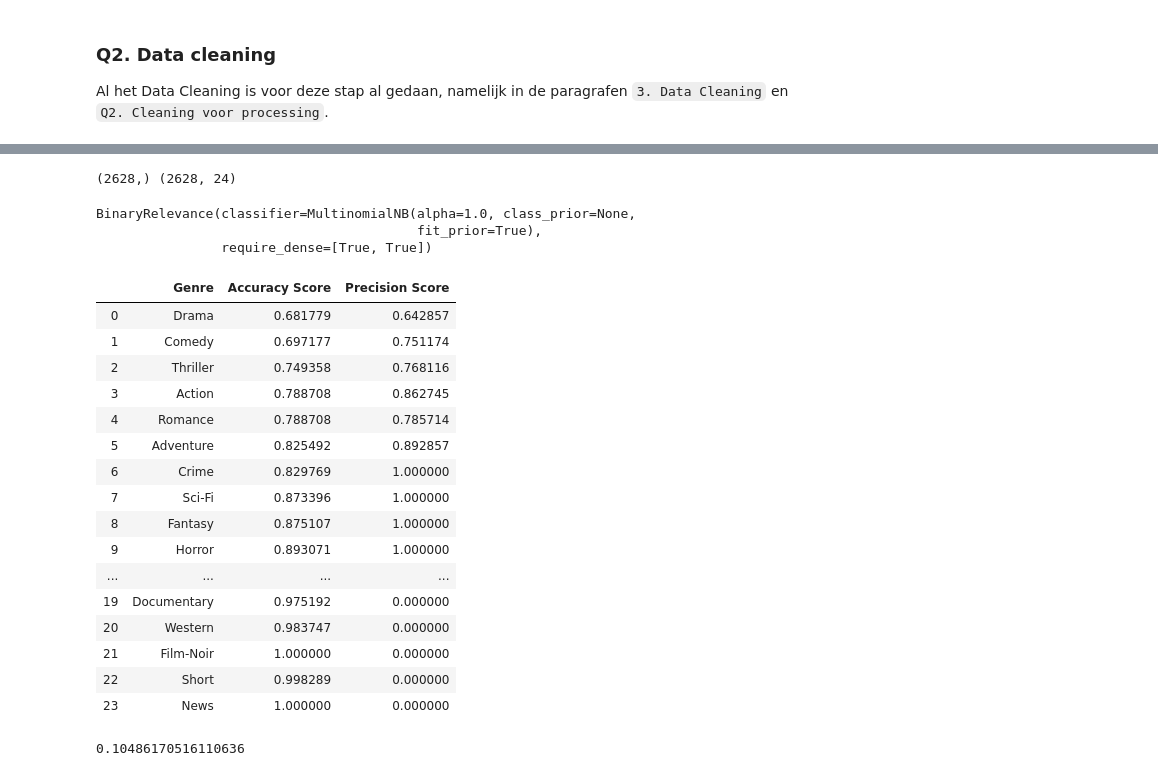
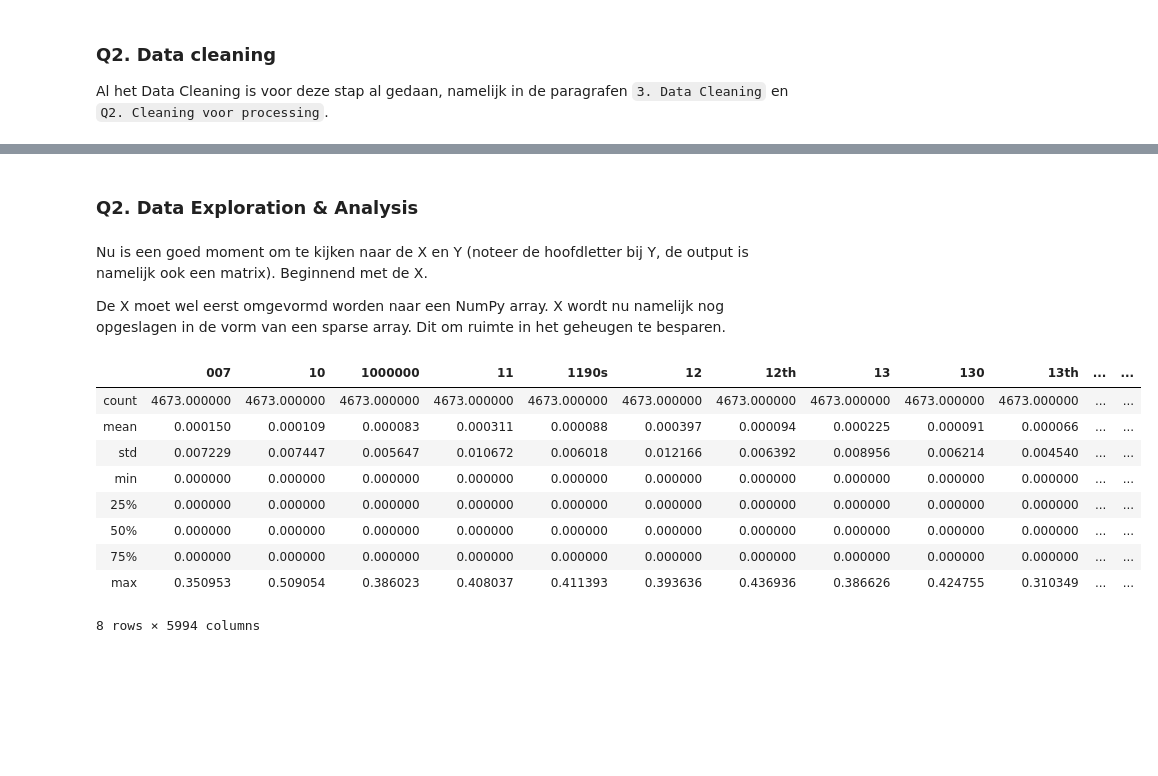
Before and after one commit to Casper-Smet/movie-revenue-predictions, a Jupyter notebook: individual_questions/Q2/plot-keywords.ipynb, the cells around one changed output, grey strips where cells are left out. Saved outputs shown, nothing was run; the diff lists cells and outputs as text; code cells hidden in the pictures; blank space fills up the shorter version.

```diff
--- a/individual_questions/Q2/plot-keywords.ipynb
+++ b/individual_questions/Q2/plot-keywords.ipynb
@@ -375,22 +266,0 @@ dtype: object
-# %%
-from skmultilearn.problem_transform import BinaryRelevance
-from sklearn.naive_bayes import GaussianNB
-
-# initialize binary relevance multi-label classifier
-# with a gaussian naive bayes base classifier
-
-# classifier = BinaryRelevance(GaussianNB())
-classifier = BinaryRelevance(MultinomialNB())
-print(X_train.values.shape, Y_train.shape)
-
-vec = TfidfVectorizer(stop_words=stop_words)
-vec.fit(X_train, X_test)
-X_train = vec.transform(X_train)
-
-# train
-classifier.fit(X_train, Y_train)
-# %% [output]
-(2628,) (2628, 24)
-BinaryRelevance(classifier=MultinomialNB(alpha=1.0, class_prior=None,
-                                         fit_prior=True),
-                require_dense=[True, True])
@@ -399,31 +267,19 @@ predictions = classifier.predict(vec.transform(X_test))
-# %%
-from sklearn.metrics import precision_score
-accuracy_dict = []
-for i, genre in enumerate(genre_uniques["Split Genres"]):
-    accuracy_dict.append({"Genre" : genre, "Accuracy Score" : accuracy_score(Y_test[genre], predictions[:, i].A), "Precision Score" : precision_score(Y_test[genre], predictions[:, i].A)})
-#     print(f"Genre: {genre}; Accuracy score: {accuracy_score(Y_test[genre], predictions[:, i].A)}; Precision score: {precision_score(Y_test[genre], predictions[:, i].A)}")
-
-pd.DataFrame(accuracy_dict)
-# %% [output]
-|  | Genre | Accuracy Score | Precision Score |
-| 0 | Drama | 0.681779 | 0.642857 |
-| 1 | Comedy | 0.697177 | 0.751174 |
-| 2 | Thriller | 0.749358 | 0.768116 |
-| 3 | Action | 0.788708 | 0.862745 |
-| 4 | Romance | 0.788708 | 0.785714 |
-| 5 | Adventure | 0.825492 | 0.892857 |
-| 6 | Crime | 0.829769 | 1.000000 |
-| 7 | Sci-Fi | 0.873396 | 1.000000 |
-| 8 | Fantasy | 0.875107 | 1.000000 |
-| 9 | Horror | 0.893071 | 1.000000 |
-| ... | ... | ... | ... |
-| 19 | Documentary | 0.975192 | 0.000000 |
-| 20 | Western | 0.983747 | 0.000000 |
-| 21 | Film-Noir | 1.000000 | 0.000000 |
-| 22 | Short | 0.998289 | 0.000000 |
-| 23 | News | 1.000000 | 0.000000 |
-# %%
-from sklearn.metrics import hamming_loss
-hamming_loss(Y_test, predictions)
-# %% [output]
-0.10486170516110636
+# %% [markdown]
+### Q2. Data Exploration & Analysis
+# %% [markdown]
+Nu is een goed moment om te kijken naar de X en Y (noteer de hoofdletter bij Y, de output is namelijk ook een matrix). Beginnend met de X.
+
+De X moet wel eerst omgevormd worden naar een NumPy array. X wordt nu namelijk nog opgeslagen in de vorm van een sparse array. Dit om ruimte in het geheugen te besparen.
+# %%
+pd.DataFrame(X.toarray(), columns=vec.get_feature_names()).describe()
+# %% [output]
+|  | 007 | 10 | 1000000 | 11 | 1190s | 12 | 12th | 13 | 130 | 13th | ... | ... |
+| count | 4673.000000 | 4673.000000 | 4673.000000 | 4673.000000 | 4673.000000 | 4673.000000 | 4673.000000 | 4673.000000 | 4673.000000 | 4673.000000 | ... | ... |
+| mean | 0.000150 | 0.000109 | 0.000083 | 0.000311 | 0.000088 | 0.000397 | 0.000094 | 0.000225 | 0.000091 | 0.000066 | ... | ... |
+| std | 0.007229 | 0.007447 | 0.005647 | 0.010672 | 0.006018 | 0.012166 | 0.006392 | 0.008956 | 0.006214 | 0.004540 | ... | ... |
+| min | 0.000000 | 0.000000 | 0.000000 | 0.000000 | 0.000000 | 0.000000 | 0.000000 | 0.000000 | 0.000000 | 0.000000 | ... | ... |
+| 25% | 0.000000 | 0.000000 | 0.000000 | 0.000000 | 0.000000 | 0.000000 | 0.000000 | 0.000000 | 0.000000 | 0.000000 | ... | ... |
+| 50% | 0.000000 | 0.000000 | 0.000000 | 0.000000 | 0.000000 | 0.000000 | 0.000000 | 0.000000 | 0.000000 | 0.000000 | ... | ... |
+| 75% | 0.000000 | 0.000000 | 0.000000 | 0.000000 | 0.000000 | 0.000000 | 0.000000 | 0.000000 | 0.000000 | 0.000000 | ... | ... |
+| max | 0.350953 | 0.509054 | 0.386023 | 0.408037 | 0.411393 | 0.393636 | 0.436936 | 0.386626 | 0.424755 | 0.310349 | ... | ... |
+8 rows × 5994 columns
```
Also changed, not shown: parts of 54 cells of this notebook, 1 other file.
